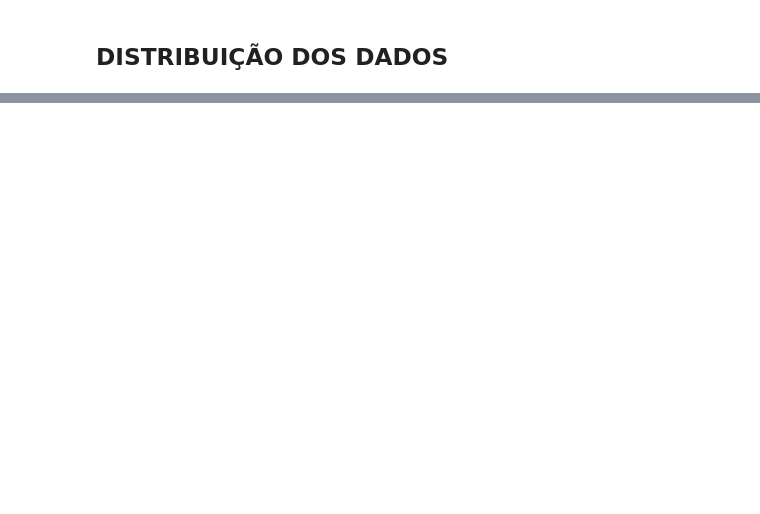
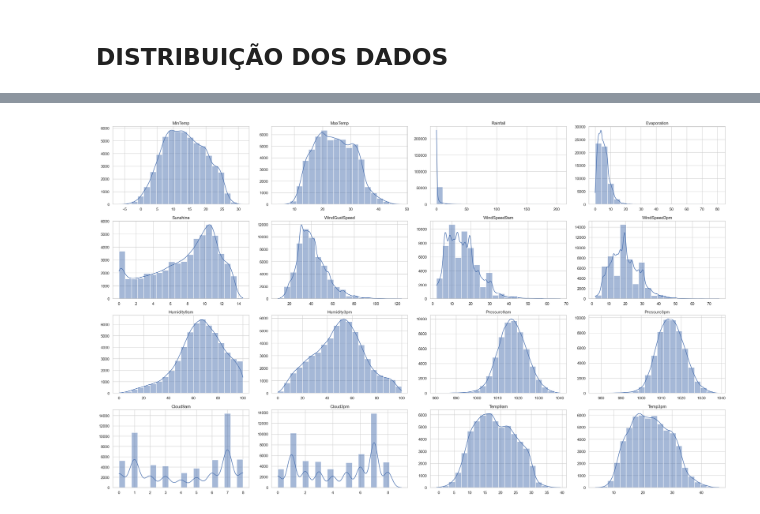
Before and after one commit to guilourenzo/master_degree_sin5007, a Jupyter notebook: CODE/FINAIS/1_ENTENDIMENTO_DOS_DADOS.ipynb, the cells around one changed output, grey strips where cells are left out. Saved outputs shown, nothing was run; the diff lists cells and outputs as text; code cells hidden in the pictures; blank space fills up the shorter version.

```diff
--- a/CODE/FINAIS/1_ENTENDIMENTO_DOS_DADOS.ipynb
+++ b/CODE/FINAIS/1_ENTENDIMENTO_DOS_DADOS.ipynb
@@ -106,0 +125,2 @@ numerical_columns = weather.select_dtypes(include=["int64", "float64"])
+# %%
+numerical_columns = weather_clean.select_dtypes('number')
@@ -106,0 +147,30 @@ numerical_columns = weather.select_dtypes(include=["int64", "float64"])
+# %%
+# Configurando o estilo do Seaborn
+sns.set_theme(style="whitegrid")
+
+# Selecionando as colunas numéricas excluindo as colunas 'Date', 'RainToday', 'RainTomorrow'
+columns_to_plot = numerical_columns.columns
+
+# Definindo o número de linhas e colunas para os subplots
+n_cols = 4
+n_rows = len(columns_to_plot) // n_cols + (len(columns_to_plot) % n_cols > 0)
+
+# Criando os subplots
+fig, axes = plt.subplots(n_rows, n_cols, figsize=(25, 15))
+axes = axes.flatten()
+
+# Plotando cada variável em um subplot
+for i, col in enumerate(columns_to_plot):
+    sns.histplot(numerical_columns[col], bins=20, kde=True, ax=axes[i])
+    axes[i].set_title(col)
+    axes[i].set_xlabel('')
+    axes[i].set_ylabel('')
+
+# Remover os subplots vazios
+for j in range(i+1, len(axes)):
+    fig.delaxes(axes[j])
+
+plt.tight_layout()
+plt.show();
+# %% [output]
+[figure, added]
```
Also changed, not shown: parts of 11 cells of this notebook.
